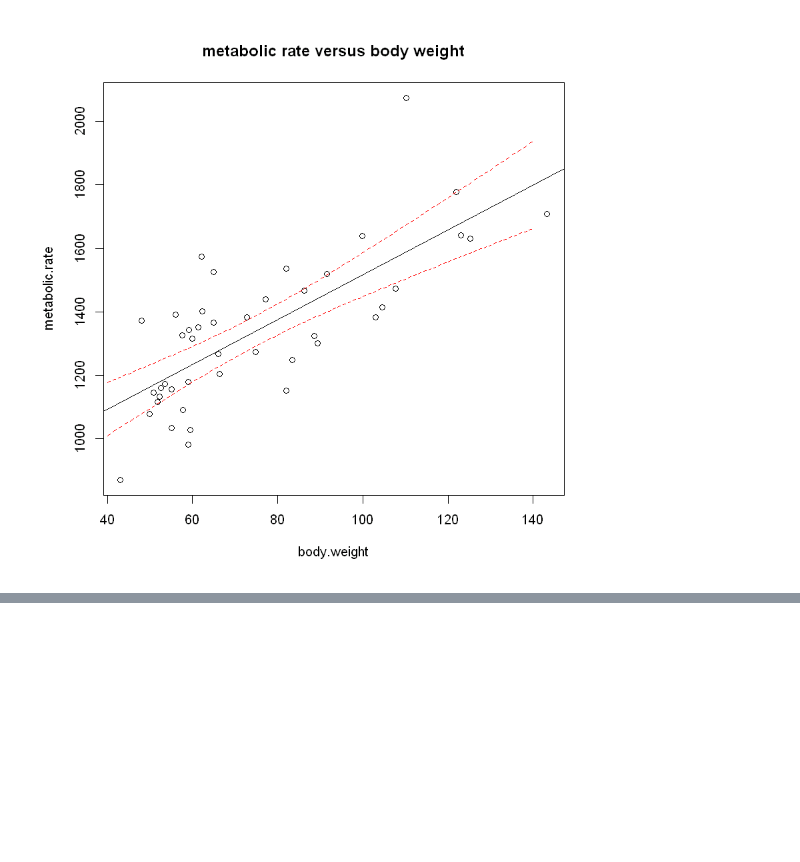
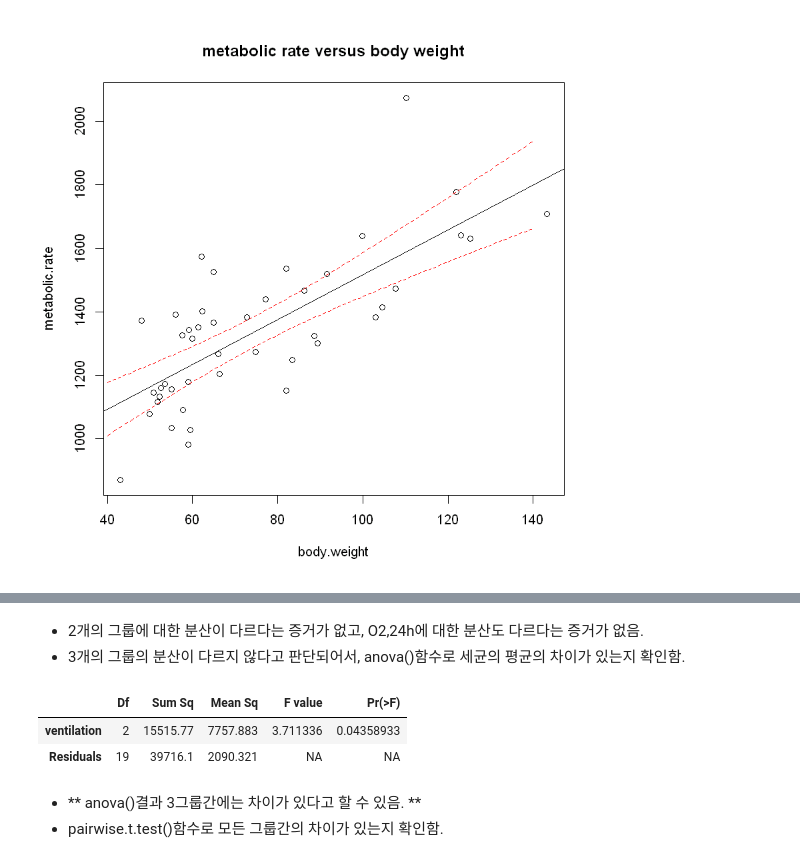
Before and after one commit to braveji18/mystudy, a Jupyter notebook: 01_school/12_데이터분석방법론1/homework_01.ipynb, the cells around one changed output, grey strips where cells are left out. Saved outputs shown, nothing was run; the diff lists cells and outputs as text; code cells hidden in the pictures; blank space fills up the shorter version.

```diff
--- a/01_school/12_데이터분석방법론1/homework_01.ipynb
+++ b/01_school/12_데이터분석방법론1/homework_01.ipynb
@@ -392,0 +440,13 @@ The following objects are masked from rmr (pos = 3):
+# %% [markdown]
+- 2개의 그룹에 대한 분산이 다르다는 증거가 없고, O2,24h에 대한 분산도 다르다는 증거가 없음.
+- 3개의 그룹의 분산이 다르지 않다고 판단되어서, anova()함수로 세균의 평균의 차이가 있는지 확인함.
+# %%
+redcell.lm <- lm(folate~ventilation)
+anova( redcell.lm )
+# %% [output]
+|  | Df | Sum Sq | Mean Sq | F value | Pr(>F) |
+| ventilation | 2 | 15515.77 | 7757.883 | 3.711336 | 0.04358933 |
+| Residuals | 19 | 39716.1 | 2090.321 | NA | NA |
+# %% [markdown]
+- ** anova()결과 3그룹간에는 차이가 있다고 할 수 있음. **
+- pairwise.t.test()함수로 모든 그룹간의 차이가 있는지 확인함.
```
Also changed, not shown: parts of 8 cells of this notebook.
